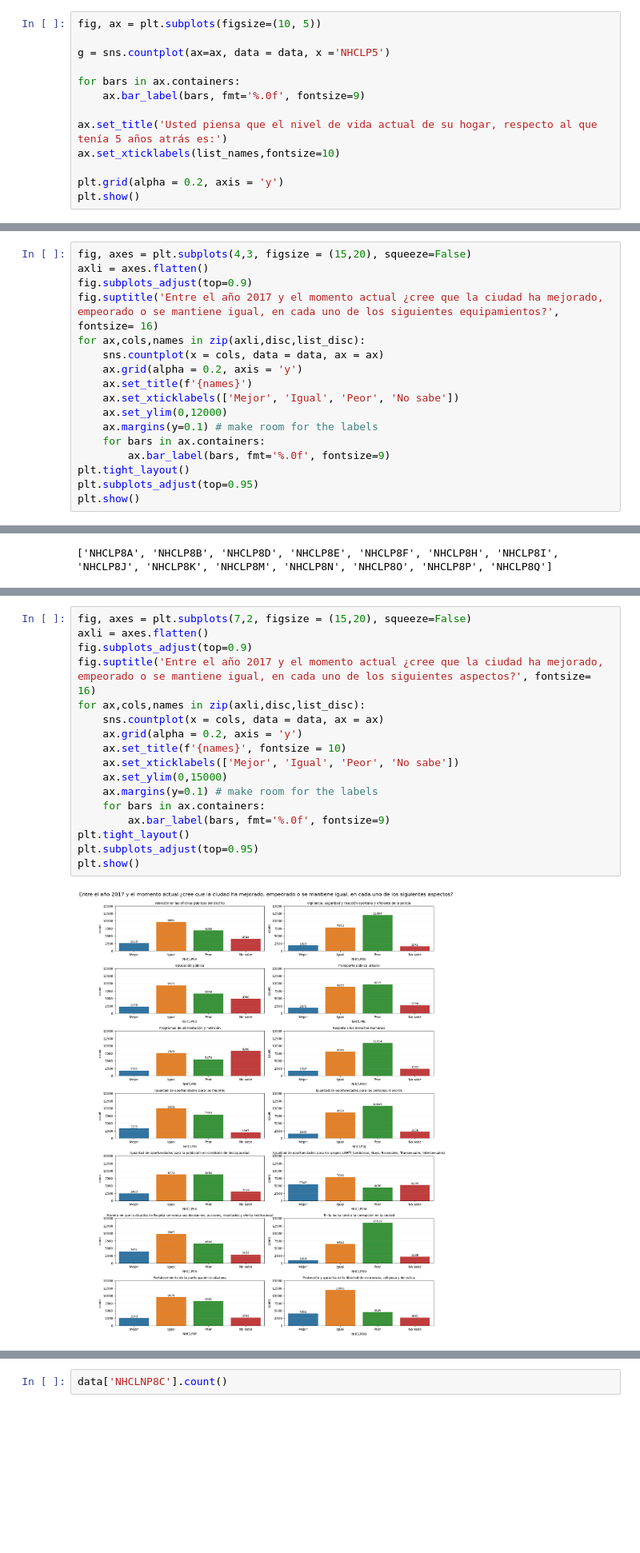
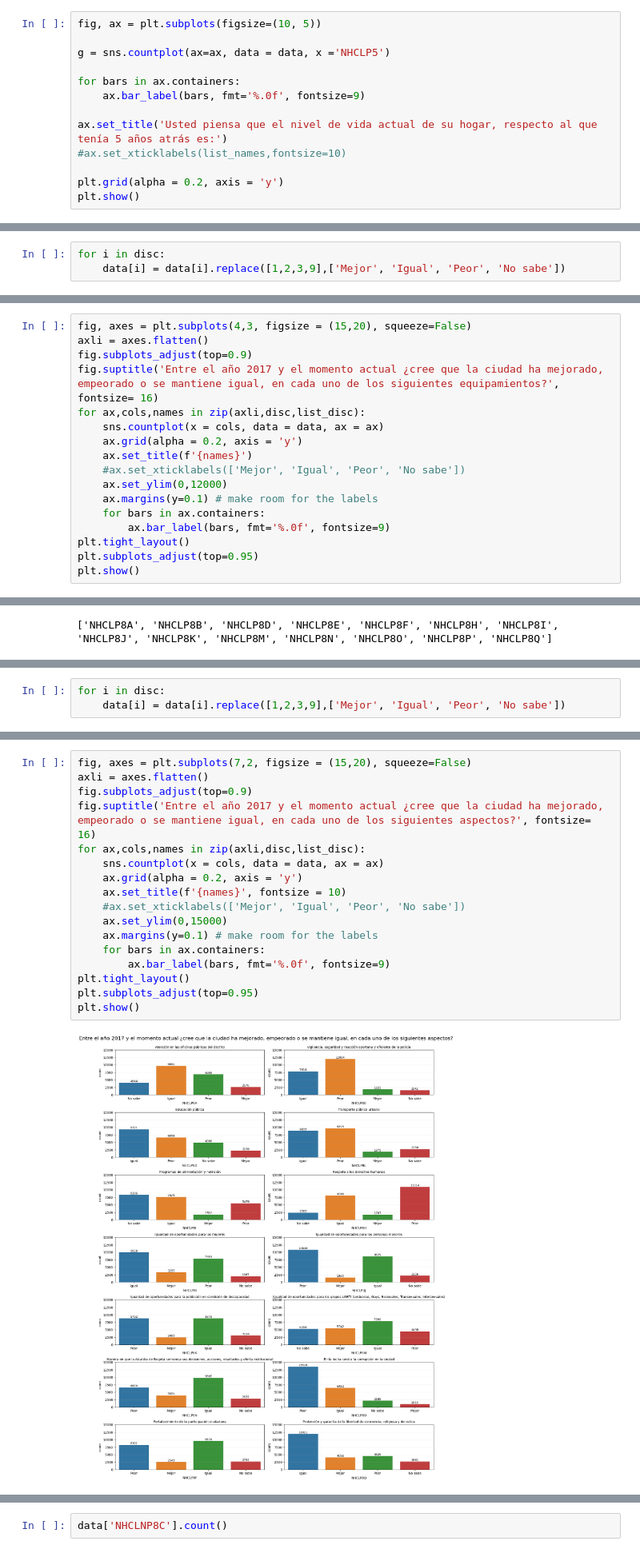
Before and after one commit to pinnzonandres/Encuesta-Multiproposito-Suba, a Jupyter notebook: Jupyter Scripts/11 - Parte EDA & Limpieza - Sección NHCLP.ipynb, the cells around one changed output, grey strips where cells are left out. Shown at 80% size. Saved outputs shown, nothing was run; the diff lists cells and outputs as text; blank space fills up the shorter version.

```diff
--- a/Jupyter Scripts/11 - Parte EDA & Limpieza - Sección NHCLP.ipynb
+++ b/Jupyter Scripts/11 - Parte EDA & Limpieza - Sección NHCLP.ipynb
@@ -225,7 +212,7 @@ for bars in ax.containers:
     ax.bar_label(bars, fmt='%.0f', fontsize=9)
 
 ax.set_title('Usted piensa que el nivel de vida actual de su hogar, respecto al que tenía 5 años atrás es:')
-ax.set_xticklabels(list_names,fontsize=10)
+#ax.set_xticklabels(list_names,fontsize=10)
 
 plt.grid(alpha = 0.2, axis = 'y')
 plt.show()
@@ -274,6 +261,9 @@ NHCLP7G 23173
 NHCLP7H 23173
 NHCLP7K 23173
 NHCLP7L 23173
+# %%
+for i in disc:
+    data[i] = data[i].replace([1,2,3,9],['Mejor', 'Igual', 'Peor', 'No sabe'])
 # %%
 list_disc = ['Vías y puentes vehiculares',
 'Andenes',
@@ -295,7 +285,7 @@ for ax,cols,names in zip(axli,disc,list_disc):
     sns.countplot(x = cols, data = data, ax = ax)
     ax.grid(alpha = 0.2, axis = 'y')
     ax.set_title(f'{names}')
-    ax.set_xticklabels(['Mejor', 'Igual', 'Peor', 'No sabe'])
+    #ax.set_xticklabels(['Mejor', 'Igual', 'Peor', 'No sabe'])
     ax.set_ylim(0,12000)
     ax.margins(y=0.1) # make room for the labels
     for bars in ax.containers:
@@ -354,6 +344,9 @@ NHCLP8N 23173
 NHCLP8O 23173
 NHCLP8P 23173
 NHCLP8Q 23173
+# %%
+for i in disc:
+    data[i] = data[i].replace([1,2,3,9],['Mejor', 'Igual', 'Peor', 'No sabe'])
 # %%
 list_disc = ['Atención en las oficinas públicas del distrito',
 'Vigilancia, seguridad y reacción oportuna y eficiente de la policía',
@@ -372,22 +365,22 @@ list_disc = ['Atención en las oficinas públicas del distrito',
 # %%
 fig, axes = plt.subplots(7,2, figsize = (15,20), squeeze=False)
 axli = axes.flatten()
 fig.subplots_adjust(top=0.9)
 fig.suptitle('Entre el año 2017 y el momento actual ¿cree que la ciudad ha mejorado, empeorado o se mantiene igual, en cada uno de los siguientes aspectos?', fontsize= 16)
 for ax,cols,names in zip(axli,disc,list_disc):
     sns.countplot(x = cols, data = data, ax = ax)
     ax.grid(alpha = 0.2, axis = 'y')
     ax.set_title(f'{names}', fontsize = 10)
-    ax.set_xticklabels(['Mejor', 'Igual', 'Peor', 'No sabe'])
+    #ax.set_xticklabels(['Mejor', 'Igual', 'Peor', 'No sabe'])
     ax.set_ylim(0,15000)
     ax.margins(y=0.1) # make room for the labels
     for bars in ax.containers:
         ax.bar_label(bars, fmt='%.0f', fontsize=9)
 plt.tight_layout()
 plt.subplots_adjust(top=0.95)
 plt.show()
 # %% [output]
-[figure, old version]
+[figure, new version]
 # %% [markdown]
 ## NHCLNP8C
 ###	8c. ¿De los siguientes aspectos cuál considera que es el más importante para que las entidades públicas mejoren su desempeño institucional?
```
Also changed, not shown: parts of 69 cells of this notebook, 1 other file.
